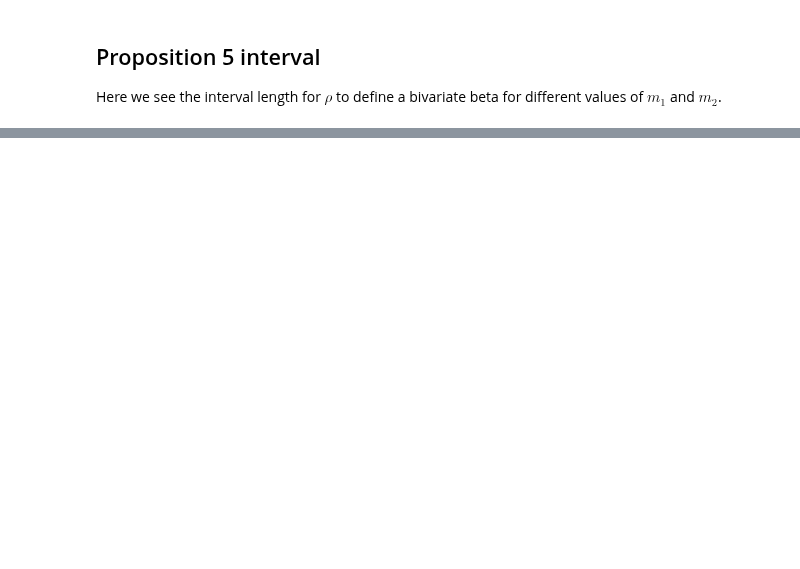
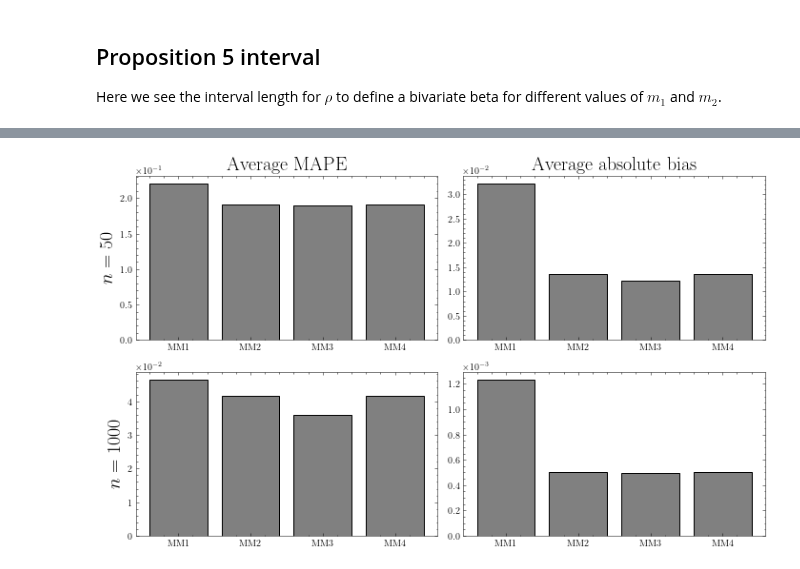
Before and after one commit to lucasmoschen/bivariate-beta, a Jupyter notebook: notebooks/images_paper.ipynb, the cells around one changed output, grey strips where cells are left out. Cells and saved outputs as stored; diff of their text form; code cells hidden in the pictures; blank space fills up the shorter version.

```diff
--- a/notebooks/images_paper.ipynb
+++ b/notebooks/images_paper.ipynb
@@ -162,17 +165,18 @@ def comparing_methods(true_alpha, monte_carlo_size, bootstrap_size, seed):
     bias2 = [np.mean(np.abs(experiment2['bias'][i])) for i in range(4)]
     mape2 = [np.mean(experiment2['mape'][i]) for i in range(4)]
 
-    fig, ax = plt.subplots(2,2)
+    fig, ax = plt.subplots(2,2, figsize=(10,6))
 
-    ax[0,0].bar(methods, mape1, color='black')
-    ax[0,1].bar(methods, bias1, color='black')
-    ax[1,0].bar(methods, mape2, color='black')
-    ax[1,1].bar(methods, bias2, color='black')
+    ax[0,0].bar(methods, mape1, color='grey', edgecolor = "black")
+    ax[0,1].bar(methods, bias1, color='grey', edgecolor = "black")
+    ax[1,0].bar(methods, mape2, color='grey', edgecolor = "black")
+    ax[1,1].bar(methods, bias2, color='grey', edgecolor = "black")
 
-    ax[0,0].set_ylabel(r'$n=50$')
-    ax[1,0].set_ylabel(r'$n=1000$')
-    ax[0,0].set_title('Average MAPE')
-    ax[0,1].set_title('Average absolute bias')
+    size=20
+    ax[0,0].set_ylabel(r'$n=50$', fontsize=size)
+    ax[1,0].set_ylabel(r'$n=1000$', fontsize=size)
+    ax[0,0].set_title('Average MAPE', fontsize=size)
+    ax[0,1].set_title('Average absolute bias', fontsize=size)
 
     ax[0,0].ticklabel_format(axis='y', style='scientific', scilimits=(0,0))
     ax[1,0].ticklabel_format(axis='y', style='scientific', scilimits=(0,0))
@@ -180,5 +184,12 @@ def comparing_methods(true_alpha, monte_carlo_size, bootstrap_size, seed):
     ax[1,1].ticklabel_format(axis='y', style='scientific', scilimits=(0,0))
 
     fig.tight_layout()
-    plt.savefig(os.path.join(ROOT_DIR, '../../figures/comparing_methods_mape_bias_XXX.pdf'), bbox_inches='tight')
+    plt.savefig(os.path.join('..', 'figures', 'comparing_methods_mape_bias_XXX.pdf'), bbox_inches='tight')
     plt.show()
+# %%
+comparing_methods(true_alpha=np.array([1, 1, 1, 1]),
+                  monte_carlo_size=1000,
+                  bootstrap_size=500,
+                  seed=3781288)
+# %% [output]
+[figure, added]
```
Also changed, not shown: parts of 17 cells of this notebook, 7 other files.
